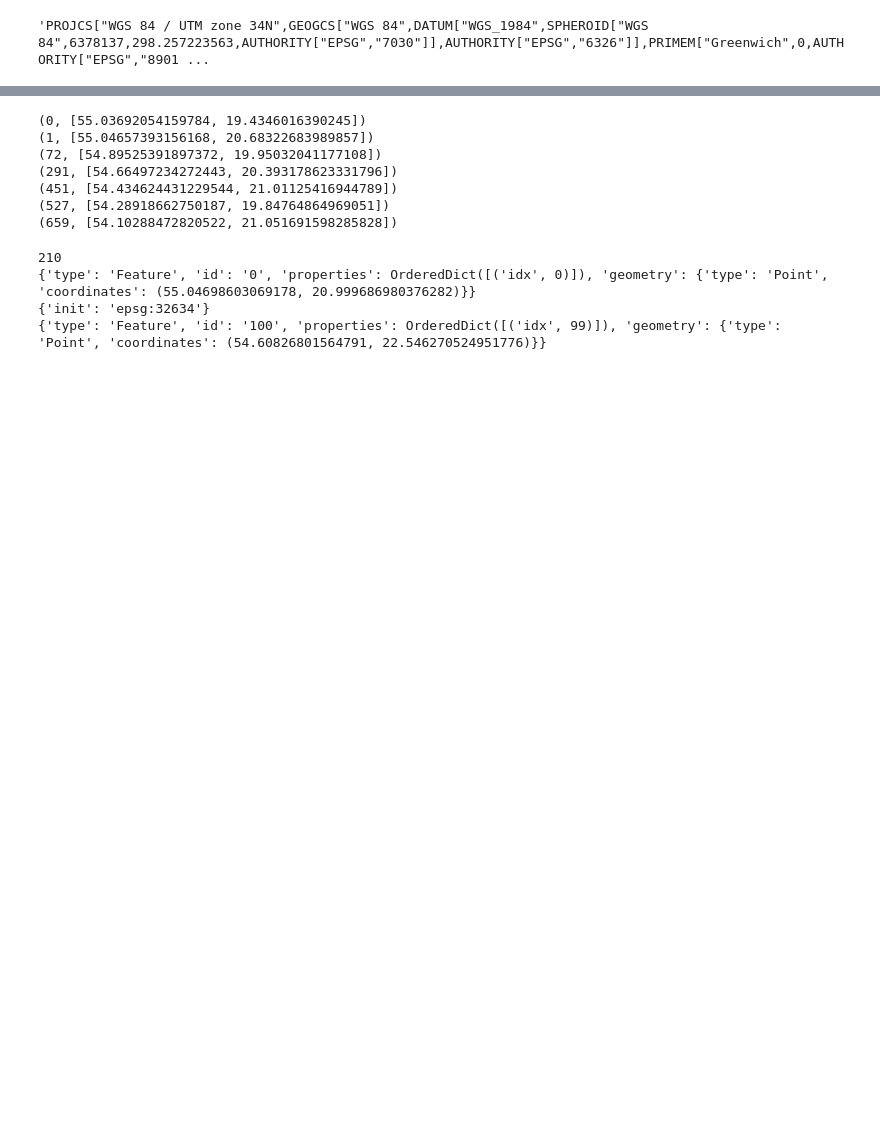
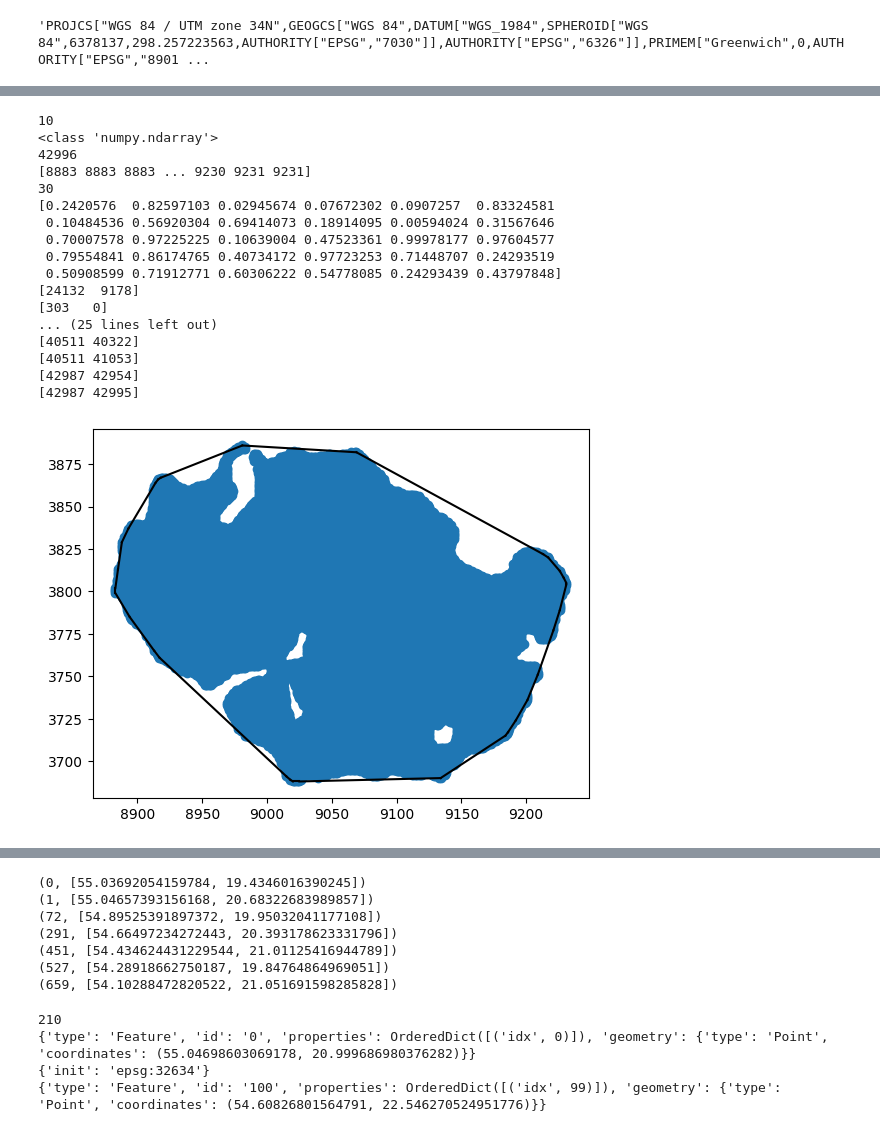
Before and after one commit to rafalgrm/senti-water, a Jupyter notebook: main.ipynb, the cells around one changed output, grey strips where cells are left out. Cells and saved outputs as stored; diff of their text form; code cells hidden in the pictures; blank space fills up the shorter version.

```diff
--- a/main.ipynb
+++ b/main.ipynb
@@ -198,3 +209,83 @@ array([[ 399960., 6100020.],
+# %%
+'''
+# from pyspark.context import SparkContext
+import pyspark
+import spark
+import pandas
+from pyst import STContext
+
+import requests
+import tarfile
+import io
+
+stc = STContext(spark.sparkContext._gateway)
+'''
+
+from scipy.spatial import ConvexHull, convex_hull_plot_2d
+
+cluster_one_points = []
+
+zipped_water_clusters = zip(water_indexes, clusters.labels_)
+for point, cluster_idx in zipped_water_clusters:
+    if cluster_idx == 54:
+        cluster_one_points.append([point[0], point[1]])
+
+cluster_one_points = np.array(cluster_one_points)
+
+# print(cluster_one_points)
+
+# hull = ConvexHull(cluster_one_points)
+
+# print(hull)
+# print(hull.simplices)
+
+rng = np.random.default_rng()
+points = rng.random((30, 2))
+
+# hull = ConvexHull(points)
+
+print(len(hull.simplices))
+
+print(type(cluster_one_points))
+print(len(cluster_one_points))
+# print(cluster_one_points)
+
+print(cluster_one_points[:, 0])
+
+
+print(len(points))
+print(points[:, 0])
+
+hull = ConvexHull(cluster_one_points)
+
+
+# print(cluster_one_points[:, 0])
+
+plt.plot(cluster_one_points[:,0], cluster_one_points[:,1], 'o')
+# plt.plot(points[:,0], points[:,1], 'o')
+for simplex in hull.simplices:
+    # plt.plot(points[simplex, 0], points[simplex, 1], 'k-')
+    plt.plot(cluster_one_points[simplex, 0], cluster_one_points[simplex, 1], 'k-')
+    print(simplex)
+# %% [output]
+10
+<class 'numpy.ndarray'>
+42996
+[8883 8883 8883 ... 9230 9231 9231]
+30
+[0.2420576  0.82597103 0.02945674 0.07672302 0.0907257  0.83324581
+ 0.10484536 0.56920304 0.69414073 0.18914095 0.00594024 0.31567646
+ 0.70007578 0.97225225 0.10639004 0.47523361 0.99978177 0.97604577
+ 0.79554841 0.86174765 0.40734172 0.97723253 0.71448707 0.24293519
+ 0.50908599 0.71912771 0.60306222 0.54778085 0.24293439 0.43797848]
+[24132  9178]
+[303   0]
+... (25 lines left out)
+[40511 40322]
+[40511 41053]
+[42987 42954]
+[42987 42995]
+[figure, added]
 # %%
 # import utm
 
```
Also changed, not shown: parts of 14 cells of this notebook, 1 other file.
